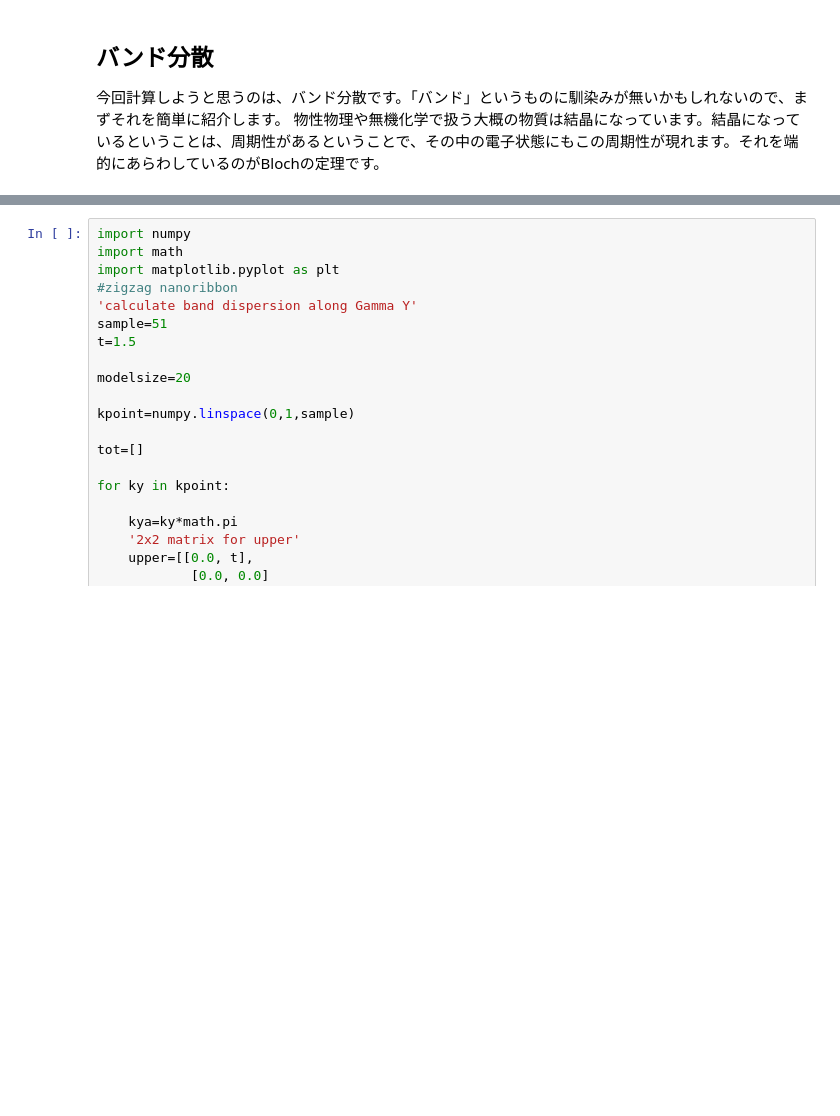
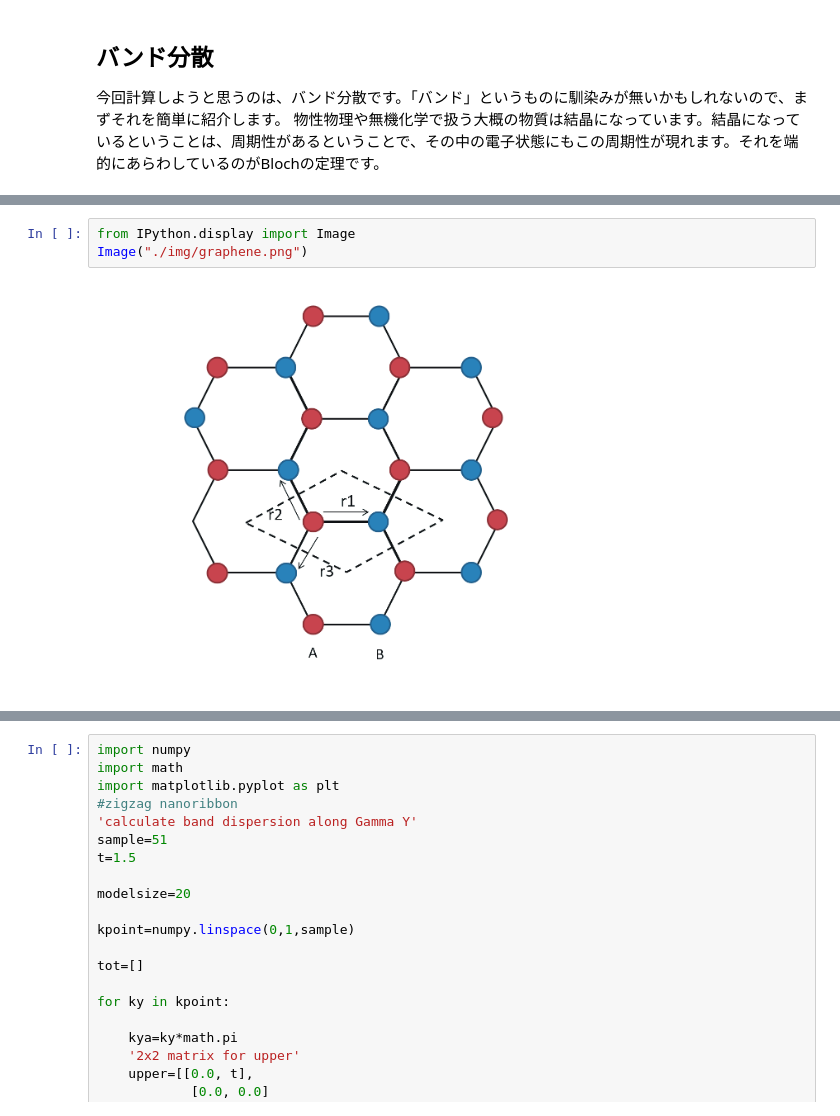
Before and after one commit to eminamitani/lecture-Minamitani, a Jupyter notebook: Graphene.ipynb, the cells around one changed output, grey strips where cells are left out. Cells and saved outputs as stored; diff of their text form; blank space fills up the shorter version.

```diff
--- a/Graphene.ipynb
+++ b/Graphene.ipynb
@@ -34,0 +92,5 @@ $$
+# %%
+from IPython.display import Image
+Image("./img/graphene.png")
+# %% [output]
+[figure, added]
```
Also changed, not shown: parts of 15 cells of this notebook, 4 other files.
